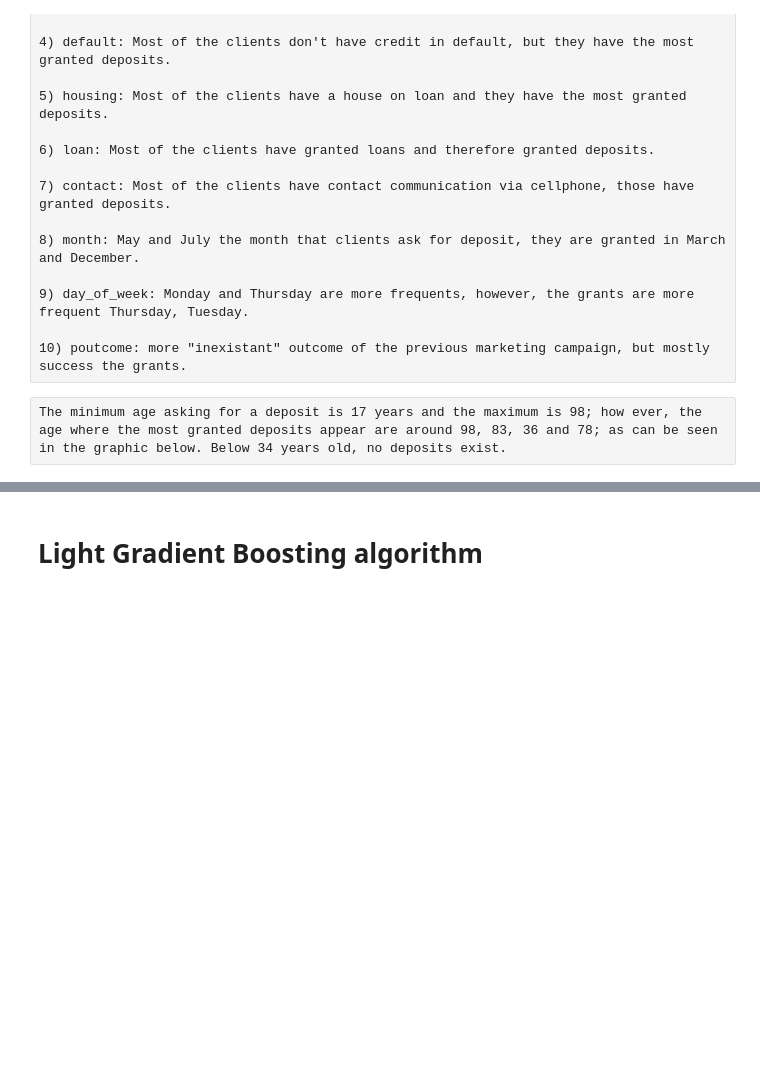
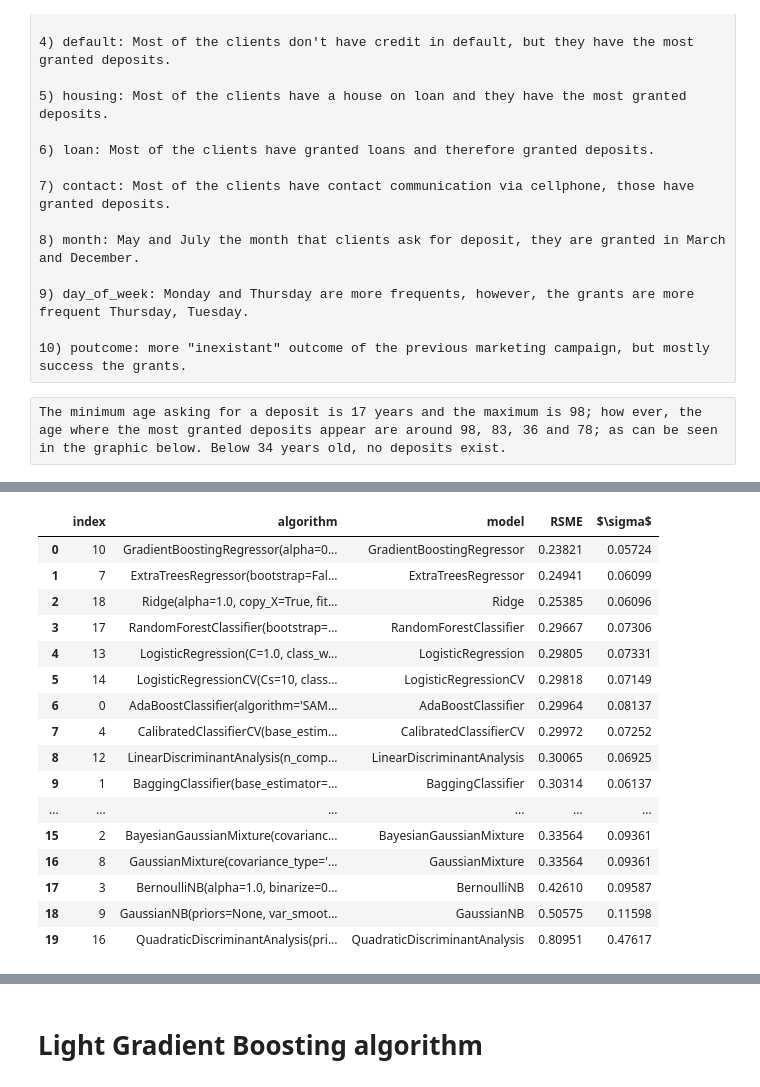
Before and after one commit to elopezfune/Bank-Marketing-with-social-economic-context-, a Jupyter notebook: Bank_Marketing.ipynb, the cells around one changed output, grey strips where cells are left out. Saved outputs shown, nothing was run; the diff lists cells and outputs as text; code cells hidden in the pictures; blank space fills up the shorter version.

```diff
--- a/Bank_Marketing.ipynb
+++ b/Bank_Marketing.ipynb
@@ -492,0 +262,61 @@ The accuracy goal is: 99.54 %
+# %%
+from sklearn.neighbors import KNeighborsClassifier
+from sklearn.linear_model import LogisticRegression, LogisticRegressionCV, Ridge, ElasticNet, SGDClassifier
+from sklearn.ensemble import AdaBoostClassifier, RandomForestClassifier, ExtraTreesRegressor
+from sklearn.ensemble import GradientBoostingRegressor, GradientBoostingClassifier, ExtraTreesClassifier
+from sklearn.ensemble import BaggingClassifier
+from sklearn.naive_bayes import GaussianNB, BernoulliNB
+from sklearn import tree
+from sklearn.tree import DecisionTreeClassifier
+from sklearn.model_selection import GridSearchCV
+from sklearn.mixture import BayesianGaussianMixture, GaussianMixture
+from sklearn.calibration import CalibratedClassifierCV
+from sklearn.neural_network import MLPClassifier
+from sklearn.discriminant_analysis import QuadraticDiscriminantAnalysis, LinearDiscriminantAnalysis
+from sklearn.metrics import mean_squared_error
+from sklearn.model_selection import cross_val_score
+
+best_classifiers=[]
+
+model_factory = [AdaBoostClassifier(), BaggingClassifier(), BayesianGaussianMixture(),
+                 BernoulliNB(), CalibratedClassifierCV(), DecisionTreeClassifier(),
+                 ElasticNet(), ExtraTreesRegressor(), GaussianMixture(), GaussianNB(),
+                 GradientBoostingRegressor(), KNeighborsClassifier(),
+                 LinearDiscriminantAnalysis(), LogisticRegression(),
+                 LogisticRegressionCV(), MLPClassifier(),
+                 QuadraticDiscriminantAnalysis(), RandomForestClassifier(), Ridge(), SGDClassifier()
+
+]
+
+
+
+for model in model_factory:
+    model.seed = 42
+    num_folds = 10
+
+    scores = cross_val_score(model, X_train, Y_train, cv=num_folds, n_jobs=-1,scoring='neg_mean_squared_error')
+    score_description = [model,'{model}'.format(model=model.__class__.__name__),"%0.5f" % abs(np.sqrt(scores.mean()*-1)), "%0.5f" % np.sqrt(scores.std() * 2)]
+    best_classifiers.append(score_description)
+
+best_model=pd.DataFrame(best_classifiers,columns=["algorithm","model","RSME","$\sigma$"]).sort_values("RSME",axis=0, ascending=True)
+best_model=best_model.reset_index()
+# %%
+best_model
+# %% [output]
+|  | index | algorithm | model | RSME | $\sigma$ |
+| 0 | 10 | GradientBoostingRegressor(alpha=0... | GradientBoostingRegressor | 0.23821 | 0.05724 |
+| 1 | 7 | ExtraTreesRegressor(bootstrap=Fal... | ExtraTreesRegressor | 0.24941 | 0.06099 |
+| 2 | 18 | Ridge(alpha=1.0, copy_X=True, fit... | Ridge | 0.25385 | 0.06096 |
+| 3 | 17 | RandomForestClassifier(bootstrap=... | RandomForestClassifier | 0.29667 | 0.07306 |
+| 4 | 13 | LogisticRegression(C=1.0, class_w... | LogisticRegression | 0.29805 | 0.07331 |
+| 5 | 14 | LogisticRegressionCV(Cs=10, class... | LogisticRegressionCV | 0.29818 | 0.07149 |
+| 6 | 0 | AdaBoostClassifier(algorithm='SAM... | AdaBoostClassifier | 0.29964 | 0.08137 |
+| 7 | 4 | CalibratedClassifierCV(base_estim... | CalibratedClassifierCV | 0.29972 | 0.07252 |
+| 8 | 12 | LinearDiscriminantAnalysis(n_comp... | LinearDiscriminantAnalysis | 0.30065 | 0.06925 |
+| 9 | 1 | BaggingClassifier(base_estimator=... | BaggingClassifier | 0.30314 | 0.06137 |
+| ... | ... | ... | ... | ... | ... |
+| 15 | 2 | BayesianGaussianMixture(covarianc... | BayesianGaussianMixture | 0.33564 | 0.09361 |
+| 16 | 8 | GaussianMixture(covariance_type='... | GaussianMixture | 0.33564 | 0.09361 |
+| 17 | 3 | BernoulliNB(alpha=1.0, binarize=0... | BernoulliNB | 0.42610 | 0.09587 |
+| 18 | 9 | GaussianNB(priors=None, var_smoot... | GaussianNB | 0.50575 | 0.11598 |
+| 19 | 16 | QuadraticDiscriminantAnalysis(pri... | QuadraticDiscriminantAnalysis | 0.80951 | 0.47617 |
```
Also changed, not shown: parts of 53 cells of this notebook.
